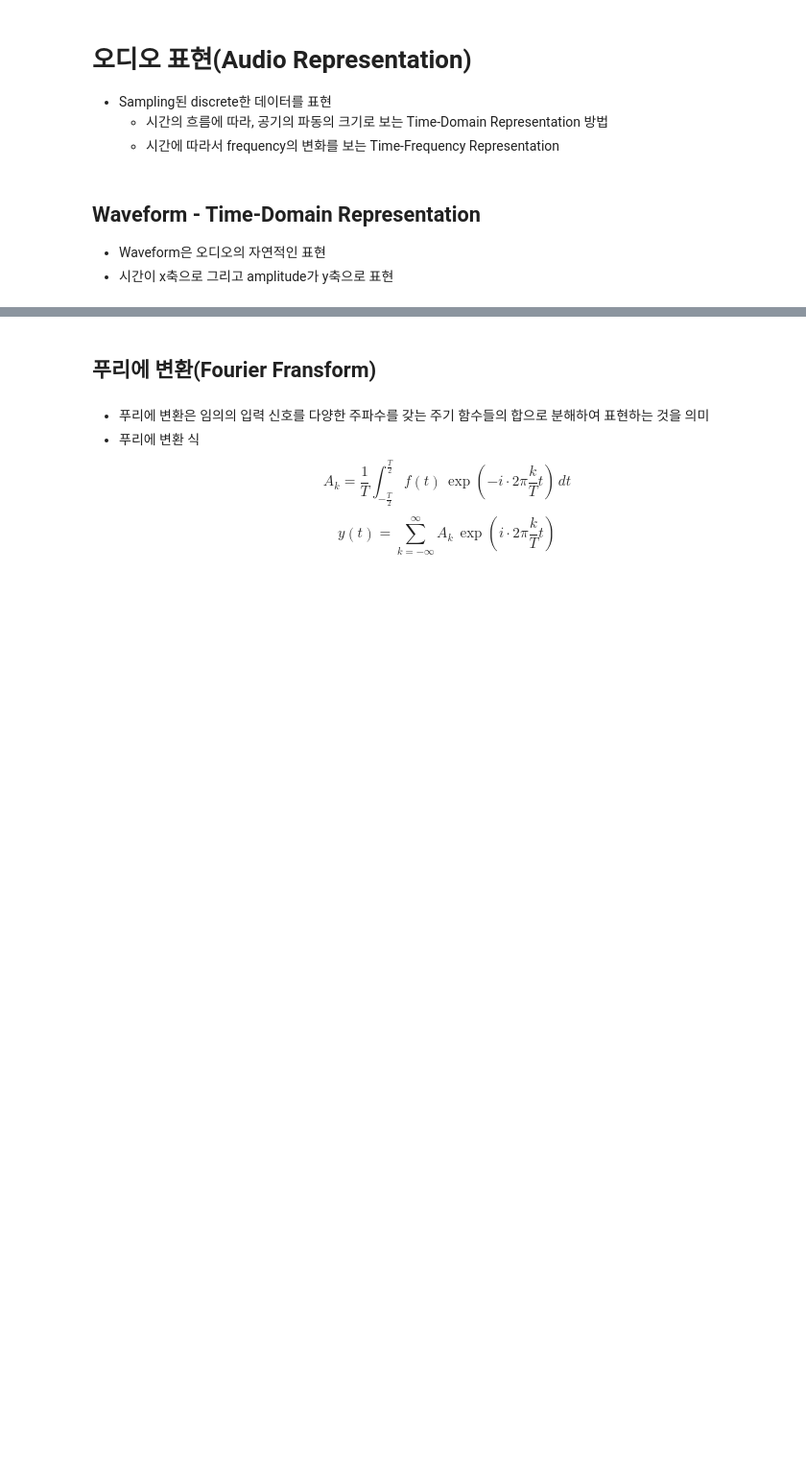
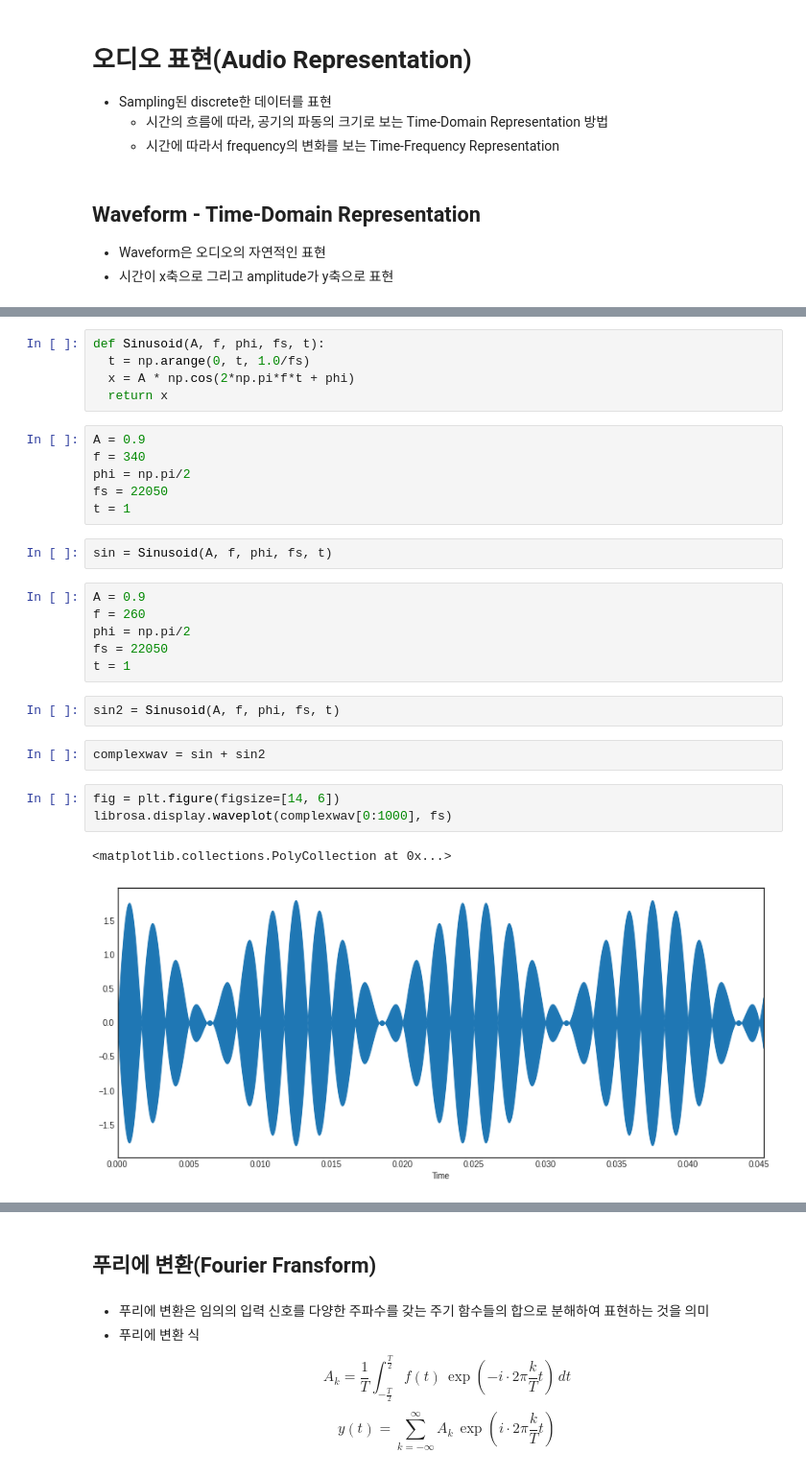
Before and after one commit to Jinwook-Song/audio_processing, a Jupyter notebook: 오디오_처리.ipynb, the cells around one changed output, grey strips where cells are left out. Shown at 96% size. Saved outputs shown, nothing was run; the diff lists cells and outputs as text; blank space fills up the shorter version.

```diff
--- a/오디오_처리.ipynb
+++ b/오디오_처리.ipynb
@@ -155,3 +197,32 @@ ipd.Audio(y_4k, rate=4000)
 
 * 모든 신호는 주파수(frequency)와 크기(magnitude), 위상(phase)이 다른 정현파(sinusolida signal)의 조합으로 나타낼 수 있음
 * 퓨리에 변환은 조합된 정현파의 합(하모니) 신호에서 그 신호를 구성하는 정현파들을 각각 분리해내는 방법
+# %%
+def Sinusoid(A, f, phi, fs, t):
+  t = np.arange(0, t, 1.0/fs)
+  x = A * np.cos(2*np.pi*f*t + phi)
+  return x
+# %%
+A = 0.9
+f = 340
+phi = np.pi/2
+fs = 22050
+t = 1
+# %%
+sin = Sinusoid(A, f, phi, fs, t)
+# %%
+A = 0.9
+f = 260
+phi = np.pi/2
+fs = 22050
+t = 1
+# %%
+sin2 = Sinusoid(A, f, phi, fs, t)
+# %%
+complexwav = sin + sin2
+# %%
+fig = plt.figure(figsize=[14, 6])
+librosa.display.waveplot(complexwav[0:1000], fs)
+# %% [output]
+<matplotlib.collections.PolyCollection at 0x...>
+[figure, added]
```
Also changed, not shown: parts of 39 cells of this notebook.
